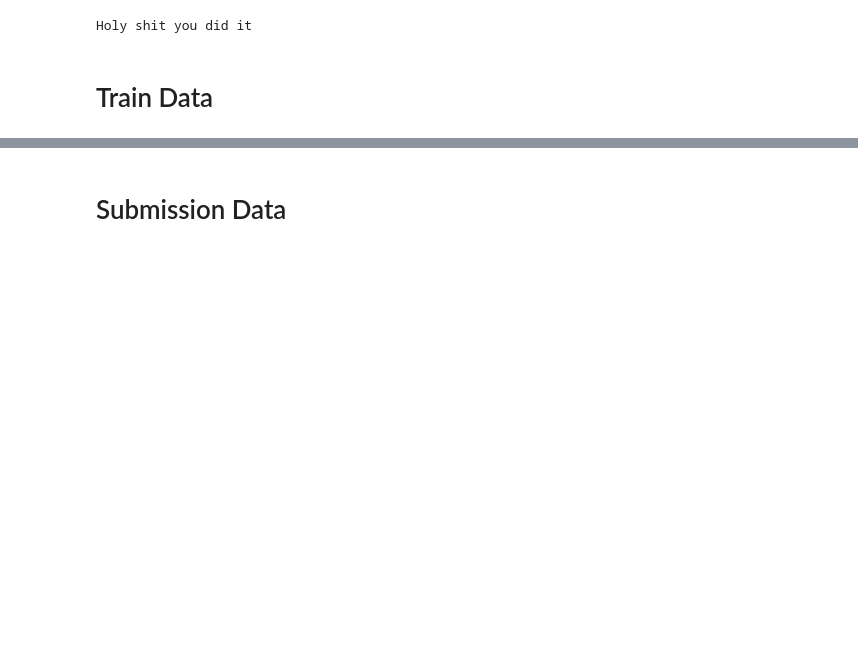
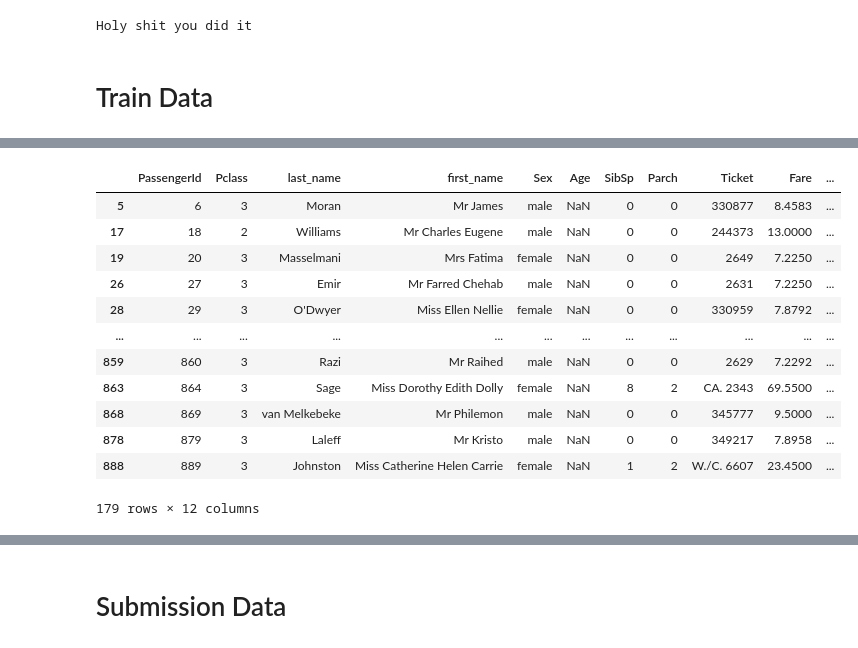
Before and after one commit to Mariomtz0713/Project-4, a Jupyter notebook: Titanic/titanic_ETD.ipynb, the cells around one changed output, grey strips where cells are left out. Cells and saved outputs as stored; diff of their text form; code cells hidden in the pictures; blank space fills up the shorter version.

```diff
--- a/Titanic/titanic_ETD.ipynb
+++ b/Titanic/titanic_ETD.ipynb
@@ -477,0 +596,22 @@ train_df.info()
+# %%
+# Extracting last and first names of Age column nulls
+train_nulls_only_df = train_df_dropped[train_df_dropped.isnull().any(axis=1)]
+
+train_nulls_last_names = list(train_nulls_only_df['last_name'])
+train_nulls_first_names = list(train_nulls_only_df['first_name'])
+
+train_nulls_only_df
+# %% [output]
+|  | PassengerId | Pclass | last_name | first_name | Sex | Age | SibSp | Parch | Ticket | Fare | ... |
+| 5 | 6 | 3 | Moran | Mr James | male | NaN | 0 | 0 | 330877 | 8.4583 | ... |
+| 17 | 18 | 2 | Williams | Mr Charles Eugene | male | NaN | 0 | 0 | 244373 | 13.0000 | ... |
+| 19 | 20 | 3 | Masselmani | Mrs Fatima | female | NaN | 0 | 0 | 2649 | 7.2250 | ... |
+| 26 | 27 | 3 | Emir | Mr Farred Chehab | male | NaN | 0 | 0 | 2631 | 7.2250 | ... |
+| 28 | 29 | 3 | O'Dwyer | Miss Ellen Nellie | female | NaN | 0 | 0 | 330959 | 7.8792 | ... |
+| ... | ... | ... | ... | ... | ... | ... | ... | ... | ... | ... | ... |
+| 859 | 860 | 3 | Razi | Mr Raihed | male | NaN | 0 | 0 | 2629 | 7.2292 | ... |
+| 863 | 864 | 3 | Sage | Miss Dorothy Edith Dolly | female | NaN | 8 | 2 | CA. 2343 | 69.5500 | ... |
+| 868 | 869 | 3 | van Melkebeke | Mr Philemon | male | NaN | 0 | 0 | 345777 | 9.5000 | ... |
+| 878 | 879 | 3 | Laleff | Mr Kristo | male | NaN | 0 | 0 | 349217 | 7.8958 | ... |
+| 888 | 889 | 3 | Johnston | Miss Catherine Helen Carrie | female | NaN | 1 | 2 | W./C. 6607 | 23.4500 | ... |
+179 rows × 12 columns
```
Also changed, not shown: parts of 22 cells of this notebook.
